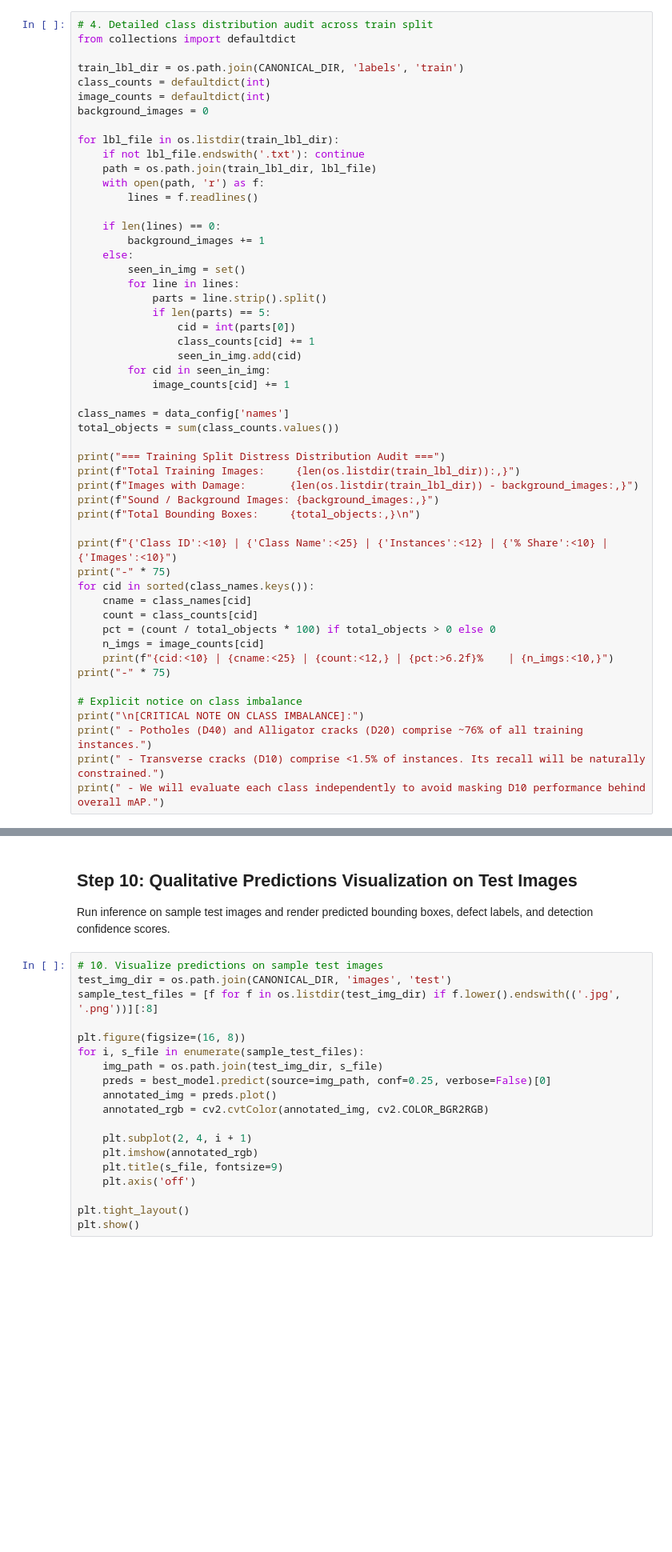
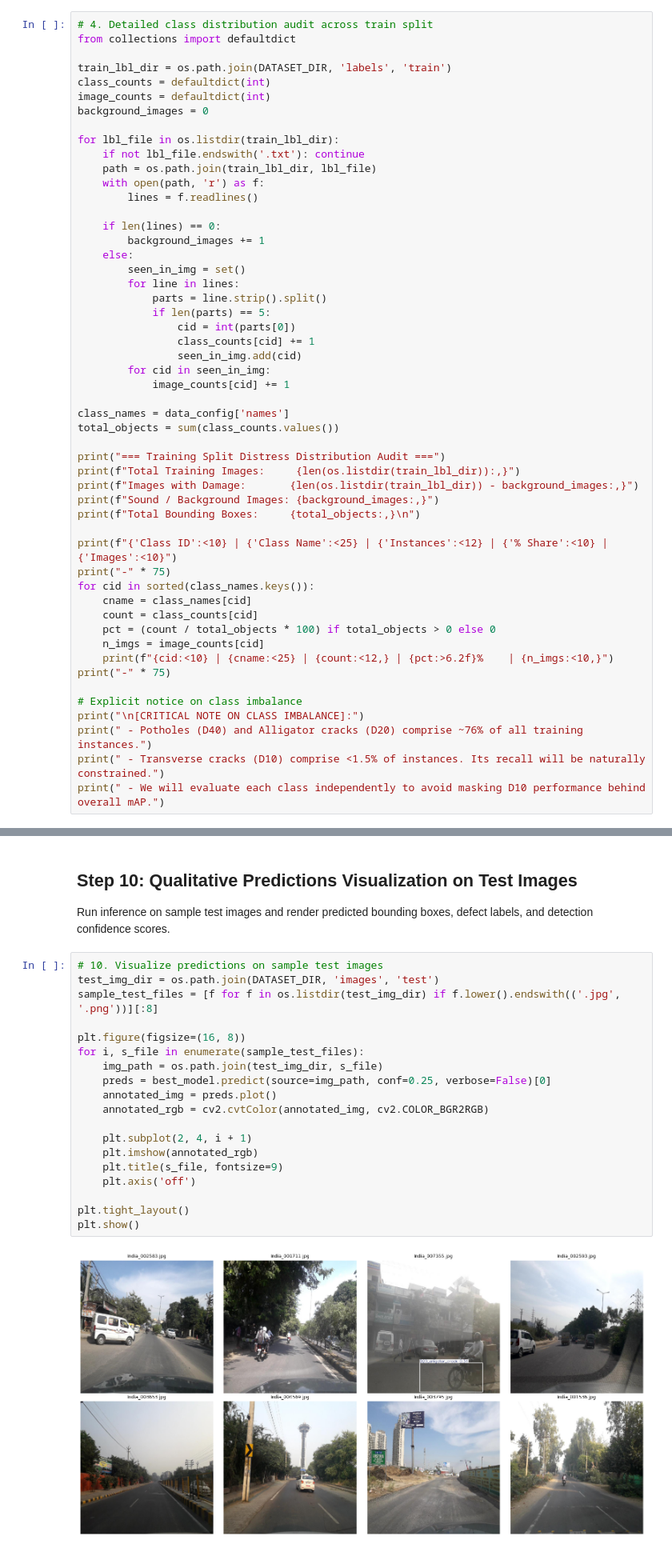
Before and after one commit to szeeshanZ123/visionGuard, a Jupyter notebook: VisionGuard_Phase_3_4_YOLOv8_Training.ipynb, the cells around one changed output, grey strips where cells are left out. Shown at 80% size. Drawn from its saved outputs; the diff is of its cells as text; blank space fills up the shorter version.

Commit message:
docs(colab): update Phase 3.3 dataset extraction and Phase 3.4 training notebooks

```diff
--- a/VisionGuard_Phase_3_4_YOLOv8_Training.ipynb
+++ b/VisionGuard_Phase_3_4_YOLOv8_Training.ipynb
@@ -252,7 +450,7 @@ Audit instance tallies across the training split to establish baseline expectati
 # 4. Detailed class distribution audit across train split
 from collections import defaultdict
 
-train_lbl_dir = os.path.join(CANONICAL_DIR, 'labels', 'train')
+train_lbl_dir = os.path.join(DATASET_DIR, 'labels', 'train')
 class_counts = defaultdict(int)
 image_counts = defaultdict(int)
 background_images = 0
@@ -473,23 +1009,25 @@ print("="*75)
 Run inference on sample test images and render predicted bounding boxes, defect labels, and detection confidence scores.
 # %%
 # 10. Visualize predictions on sample test images
-test_img_dir = os.path.join(CANONICAL_DIR, 'images', 'test')
+test_img_dir = os.path.join(DATASET_DIR, 'images', 'test')
 sample_test_files = [f for f in os.listdir(test_img_dir) if f.lower().endswith(('.jpg', '.png'))][:8]
 
 plt.figure(figsize=(16, 8))
 for i, s_file in enumerate(sample_test_files):
     img_path = os.path.join(test_img_dir, s_file)
     preds = best_model.predict(source=img_path, conf=0.25, verbose=False)[0]
     annotated_img = preds.plot()
     annotated_rgb = cv2.cvtColor(annotated_img, cv2.COLOR_BGR2RGB)
 
     plt.subplot(2, 4, i + 1)
     plt.imshow(annotated_rgb)
     plt.title(s_file, fontsize=9)
     plt.axis('off')
 
 plt.tight_layout()
 plt.show()
+# %% [output]
+[figure, added]
 # %% [markdown]
 ## Step 11: Model Checkpoint Export & Google Drive Backup
 
```
Also changed, not shown: parts of 16 cells of this notebook, 1 other file.
